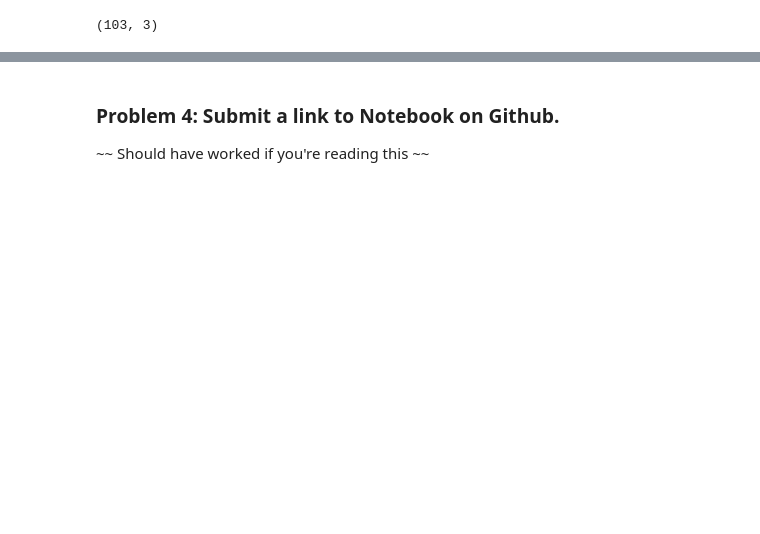
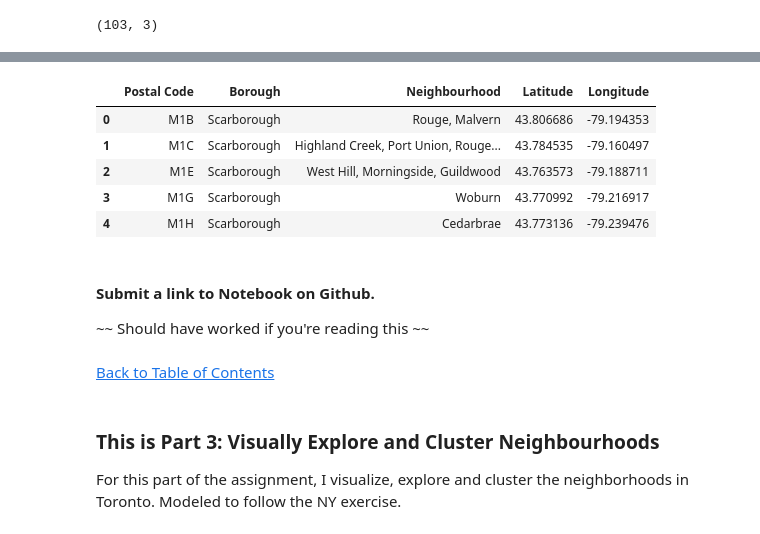
Before and after one commit to TimBrianBrady/Coursera_Capstone, a Jupyter notebook: Coursera - IBM Data Science Capstone - Week 3 - Part 1.ipynb, the cells around one changed output, grey strips where cells are left out. Drawn from its saved outputs; the diff is of its cells as text; code cells hidden in the pictures; blank space fills up the shorter version.

```diff
--- a/Coursera - IBM Data Science Capstone - Week 3 - Part 1.ipynb
+++ b/Coursera - IBM Data Science Capstone - Week 3 - Part 1.ipynb
@@ -101,0 +164,5 @@ df.shape
+# %%
+# Load the data to a dataframe.
+geo_data = pd.read_csv("Geospatial_data.csv")
+
+geo_data.head() # Verify working as intended.
@@ -102,3 +176,20 @@ df.shape
+# %%
+# Merge the dataframe from part 1 with the geospatial data.
+mergedData = pd.merge(df, geo_data, on="Postal Code")
+
+mergedData.head() # Verify working as intended.
+# %% [output]
+|  | Postal Code | Borough | Neighbourhood | Latitude | Longitude |
+| 0 | M1B | Scarborough | Rouge, Malvern | 43.806686 | -79.194353 |
+| 1 | M1C | Scarborough | Highland Creek, Port Union, Rouge... | 43.784535 | -79.160497 |
+| 2 | M1E | Scarborough | West Hill, Morningside, Guildwood | 43.763573 | -79.188711 |
+| 3 | M1G | Scarborough | Woburn | 43.770992 | -79.216917 |
+| 4 | M1H | Scarborough | Cedarbrae | 43.773136 | -79.239476 |
 # %% [markdown]
-### Problem 4: Submit a link to Notebook on Github.
+#### Submit a link to Notebook on Github.
  ~~ Should have worked if you're reading this ~~
+# %% [markdown]
+[Back to Table of Contents](#0)
+# %% [markdown]
+### This is Part 3: Visually Explore and Cluster Neighbourhoods <a name="3"></a>
+For this part of the assignment, I visualize, explore and cluster the neighborhoods in Toronto. Modeled to follow the NY exercise.
```
Also changed, not shown: parts of 35 cells of this notebook.
